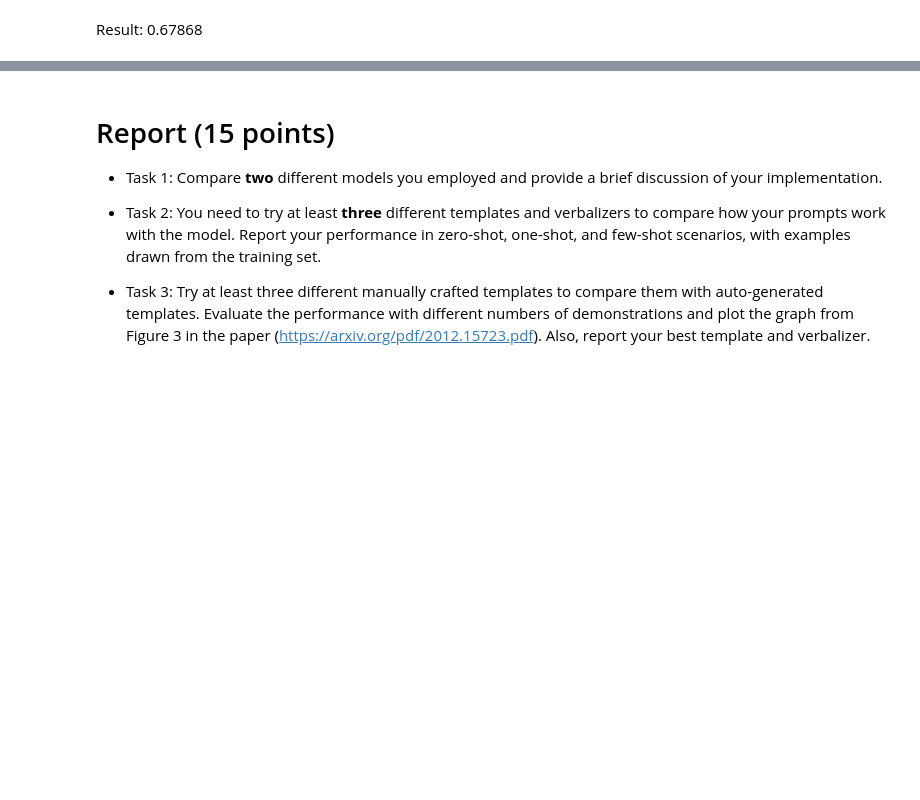
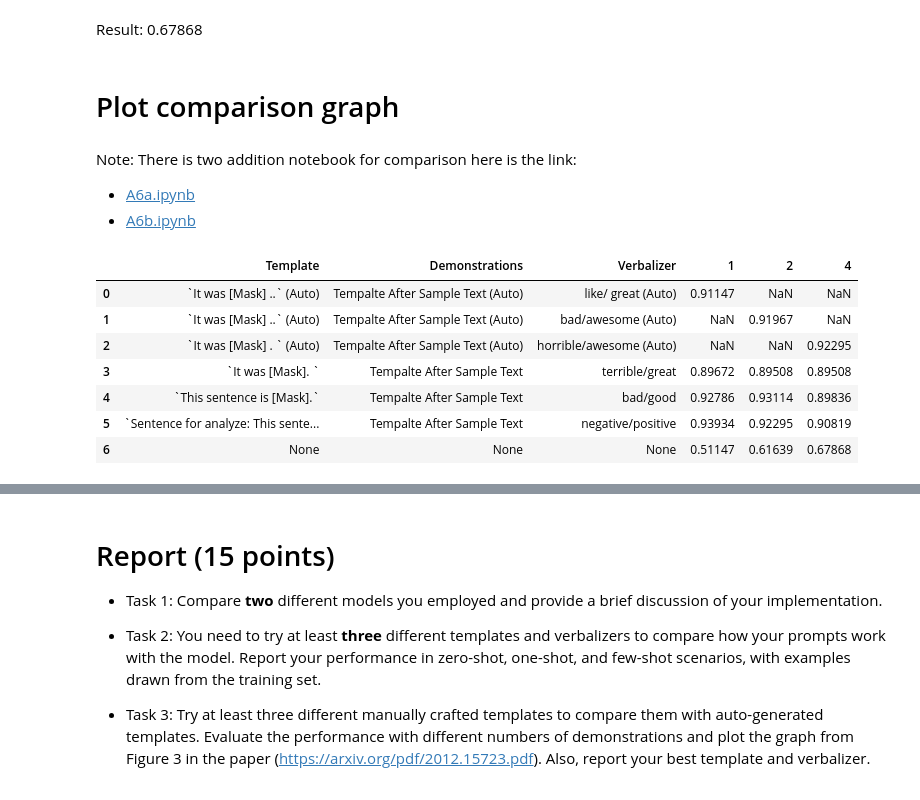
Before and after one commit to whats2000/Deep-Learning, a Jupyter notebook: PyTorch/Class/pytorch106/A6.ipynb, the cells around one changed output, grey strips where cells are left out. Drawn from its saved outputs; the diff is of its cells as text; code cells hidden in the pictures; blank space fills up the shorter version.

```diff
--- a/PyTorch/Class/pytorch106/A6.ipynb
+++ b/PyTorch/Class/pytorch106/A6.ipynb
@@ -1551,3 +1551,28 @@ with open('pred_task3.csv', 'w') as f:
     f.write('index,sentiment_label\n')
     for i, pred in enumerate(allpreds):
         f.write(f"{i},{pred}\n")
+# %% [markdown]
+# Plot comparison graph
+# %% [markdown]
+Note: There is two addition notebook for comparison here is the link:
+- [A6a.ipynb](https://github.com/whats2000/Deep-Learning/blob/main/PyTorch/Class/pytorch106/A6a.ipynb)
+- [A6b.ipynb](https://github.com/whats2000/Deep-Learning/blob/main/PyTorch/Class/pytorch106/A6b.ipynb)
+# %%
+import pandas as pd
+import matplotlib.pyplot as plt
+
+# Load the results data
+file_path = 'Task3Result.csv'
+df = pd.read_csv(file_path, delimiter='\t')
+
+# Display the dataframe for inspection
+df
+# %% [output]
+|  | Template | Demonstrations | Verbalizer | 1 | 2 | 4 |
+| 0 | `It was [Mask] ..` (Auto) | Tempalte After Sample Text (Auto) | like/ great (Auto) | 0.91147 | NaN | NaN |
+| 1 | `It was [Mask] ..` (Auto) | Tempalte After Sample Text (Auto) | bad/awesome (Auto) | NaN | 0.91967 | NaN |
+| 2 | `It was [Mask] . ` (Auto) | Tempalte After Sample Text (Auto) | horrible/awesome (Auto) | NaN | NaN | 0.92295 |
+| 3 | `It was [Mask]. ` | Tempalte After Sample Text | terrible/great | 0.89672 | 0.89508 | 0.89508 |
+| 4 | `This sentence is [Mask].` | Tempalte After Sample Text | bad/good | 0.92786 | 0.93114 | 0.89836 |
+| 5 | `Sentence for analyze: This sente... | Tempalte After Sample Text | negative/positive | 0.93934 | 0.92295 | 0.90819 |
+| 6 | None | None | None | 0.51147 | 0.61639 | 0.67868 |
```
Also changed, not shown: parts of 2 cells of this notebook, 1 other file.
